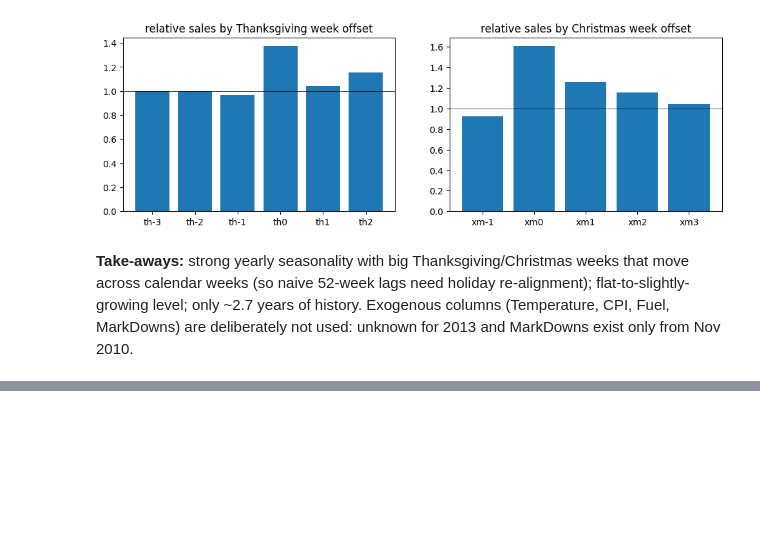
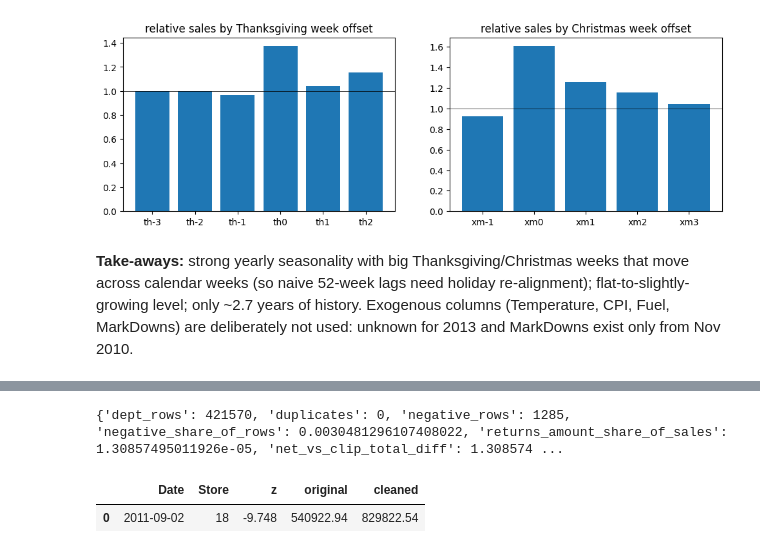
Before and after one commit to orangegreen212/speedy_forecasting, a Jupyter notebook: notebooks/01_eda.ipynb, the cells around one changed output, grey strips where cells are left out. Cells and saved outputs as stored; diff of their text form; code cells hidden in the pictures; blank space fills up the shorter version.

```diff
--- a/notebooks/01_eda.ipynb
+++ b/notebooks/01_eda.ipynb
@@ -49,0 +59,9 @@ ax[1].bar(xm.keys(), xm.values()); ax[1].axhline(1, c="k", lw=.5); ax[1].set_tit
+# %%
+from speedy.data import data_quality_report
+q = data_quality_report(DATA_DIR)
+print({k: q[k] for k in ["dept_rows","duplicates","negative_rows","negative_share_of_rows","returns_amount_share_of_sales","net_vs_clip_total_diff","zero_rows","dept_count_range","features_rows_after_sales_end"]})
+display(pd.DataFrame(q["anomalies_non_holiday"]))
+# %% [output]
+{'dept_rows': 421570, 'duplicates': 0, 'negative_rows': 1285, 'negative_share_of_rows': 0.0030481296107408022, 'returns_amount_share_of_sales': 1.30857495011926e-05, 'net_vs_clip_total_diff': 1.308574 ...
+|  | Date | Store | z | original | cleaned |
+| 0 | 2011-09-02 | 18 | -9.748 | 540922.94 | 829822.54 |
```
Also changed, not shown: parts of 2 cells of this notebook, 15 other files.
